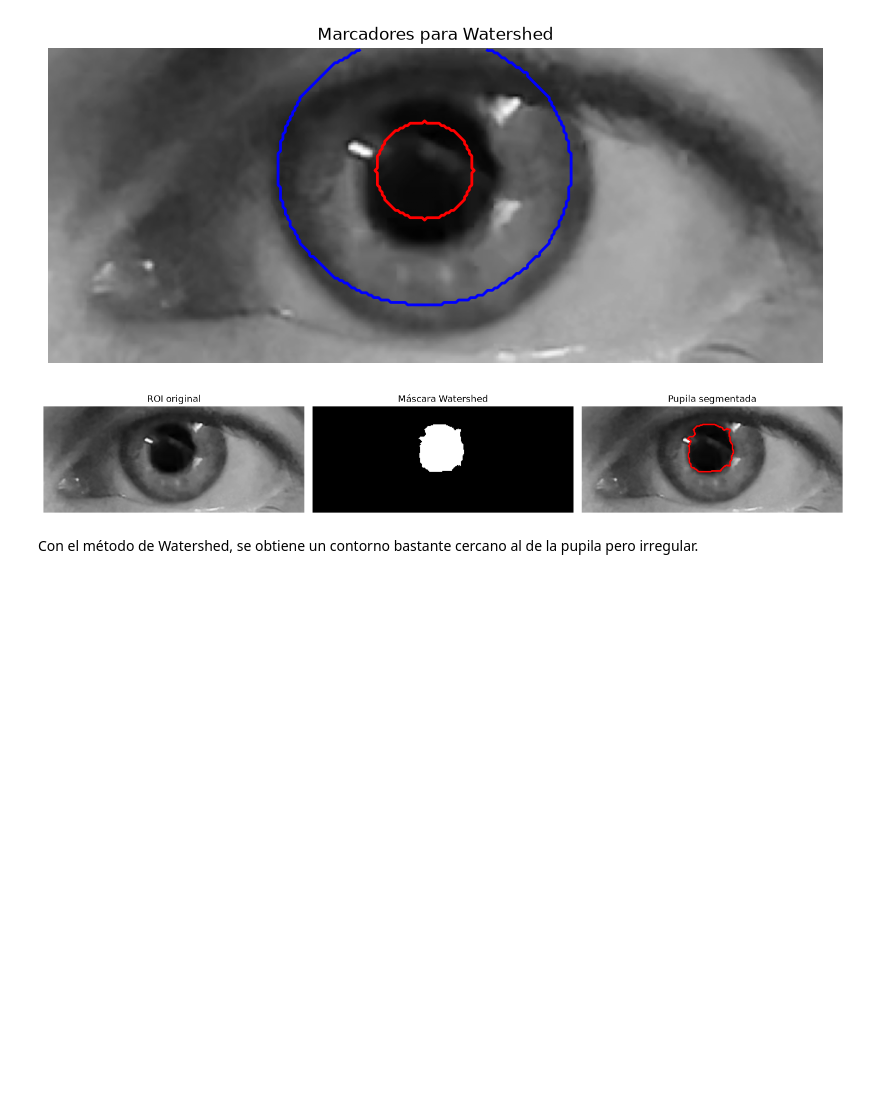
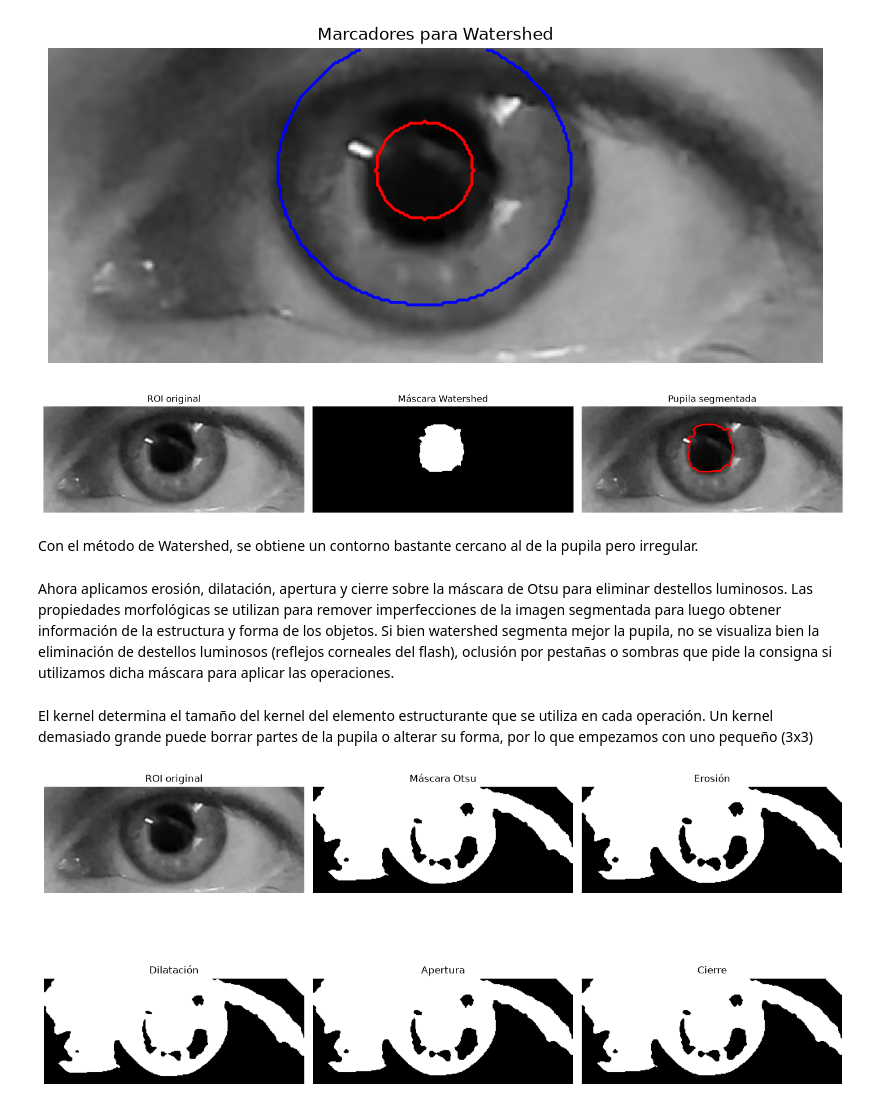
Before and after one commit to valjeon/PSIB_Guia_Imag_Biomed_Grupo15, a Jupyter notebook: notebooks/modulo2.ipynb, the cells around one changed output. Drawn from its saved outputs; the diff is of its cells as text; code cells hidden in the pictures; blank space fills up the shorter version.

```diff
--- a/notebooks/modulo2.ipynb
+++ b/notebooks/modulo2.ipynb
@@ -347,3 +342,45 @@ plt.show()
 [figure]
 # %% [markdown]
 Con el método de Watershed, se obtiene un contorno bastante cercano al de la pupila pero irregular.
+# %% [markdown]
+Ahora aplicamos erosión, dilatación, apertura y cierre sobre la máscara de Otsu para eliminar destellos luminosos. Las propiedades morfológicas se utilizan para remover imperfecciones de la imagen segmentada para luego obtener información de la estructura y forma de los objetos.
+Si bien watershed segmenta mejor la pupila, no se visualiza bien la eliminación de destellos luminosos (reflejos corneales del flash), oclusión por pestañas o sombras que pide la consigna si utilizamos dicha máscara para aplicar las operaciones.
+# %% [markdown]
+El kernel determina el tamaño del kernel del elemento estructurante que se utiliza en cada operación. Un kernel demasiado grande puede borrar partes de la pupila o alterar su forma, por lo que empezamos con uno pequeño (3x3)
+# %%
+# Usamos directamente la máscara que ya tenemos de Otsu, sin operaciones morfológicas
+kernel = cv2.getStructuringElement(
+    cv2.MORPH_ELLIPSE,
+    (3, 3)
+)
+
+# Aplicar operaciones morfológicas
+mask_erosion = cv2.erode(mask_otsu_original, kernel, iterations=1)
+
+mask_dilatacion = cv2.dilate(mask_otsu_original, kernel, iterations=1)
+
+mask_apertura = cv2.morphologyEx(mask_otsu_original, cv2.MORPH_OPEN, kernel)
+
+mask_cierre = cv2.morphologyEx(mask_otsu_original, cv2.MORPH_CLOSE, kernel)
+
+resultados = {
+    "ROI original": roi_gray,
+    "Máscara Otsu": mask_otsu_original,
+    "Erosión": mask_erosion,
+    "Dilatación": mask_dilatacion,
+    "Apertura": mask_apertura,
+    "Cierre": mask_cierre
+}
+
+plt.figure(figsize=(14, 8))
+
+for i, (nombre, mascara) in enumerate(resultados.items()):
+    plt.subplot(2, 3, i + 1)
+    plt.imshow(mascara, cmap="gray")
+    plt.title(nombre)
+    plt.axis("off")
+
+plt.tight_layout()
+plt.show()
+# %% [output]
+[figure, added]
```
Also changed, not shown: parts of 15 cells of this notebook.
